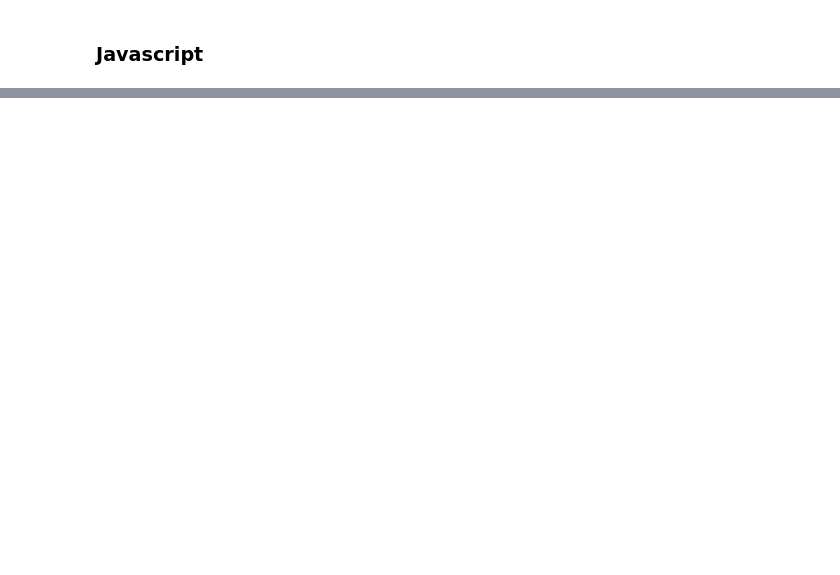
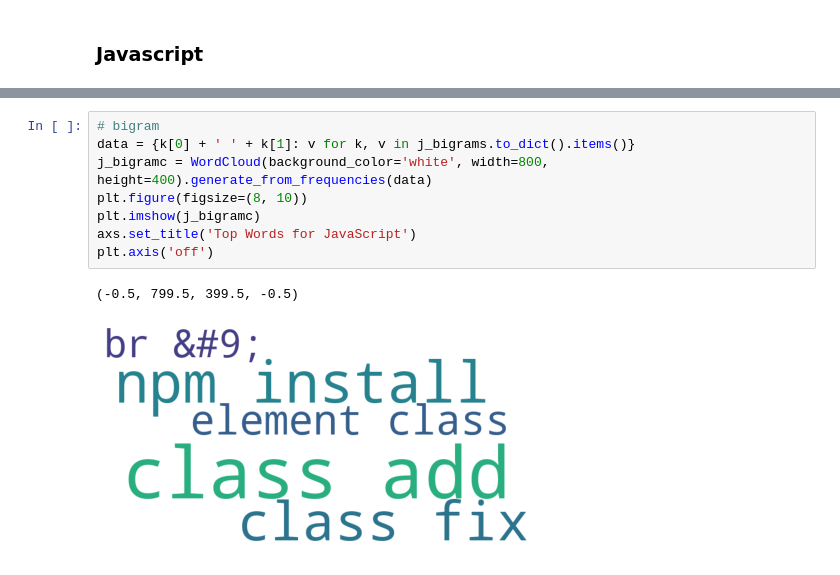
Before and after one commit to paige-arsene-cayt-nlp-project/games-nlp, a Jupyter notebook: paigework/explorescratch.ipynb, the cells around one changed output, grey strips where cells are left out. Cells and saved outputs as stored; diff of their text form; blank space fills up the shorter version.

```diff
--- a/paigework/explorescratch.ipynb
+++ b/paigework/explorescratch.ipynb
@@ -163,0 +177,11 @@ ValueError: Could not interpret input 'javascripttxt'
+# %%
+# bigram
+data = {k[0] + ' ' + k[1]: v for k, v in j_bigrams.to_dict().items()}
+j_bigramc = WordCloud(background_color='white', width=800, height=400).generate_from_frequencies(data)
+plt.figure(figsize=(8, 10))
+plt.imshow(j_bigramc)
+axs.set_title('Top Words for JavaScript')
+plt.axis('off')
+# %% [output]
+(-0.5, 799.5, 399.5, -0.5)
+[figure, added]
```
Also changed, not shown: parts of 14 cells of this notebook, 1 other file.
